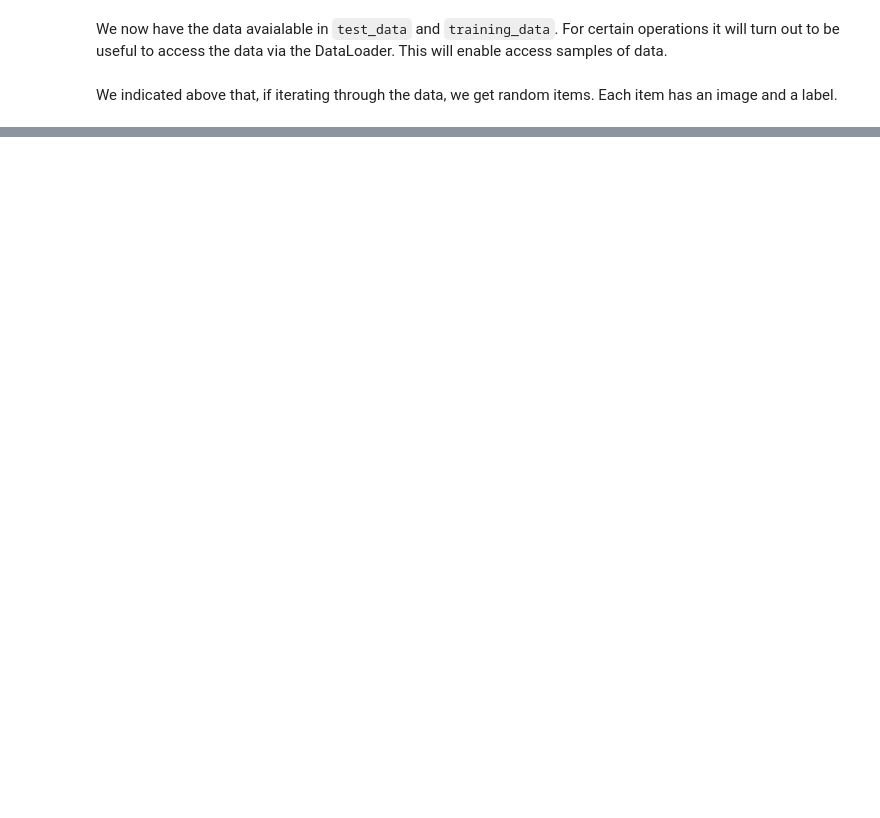
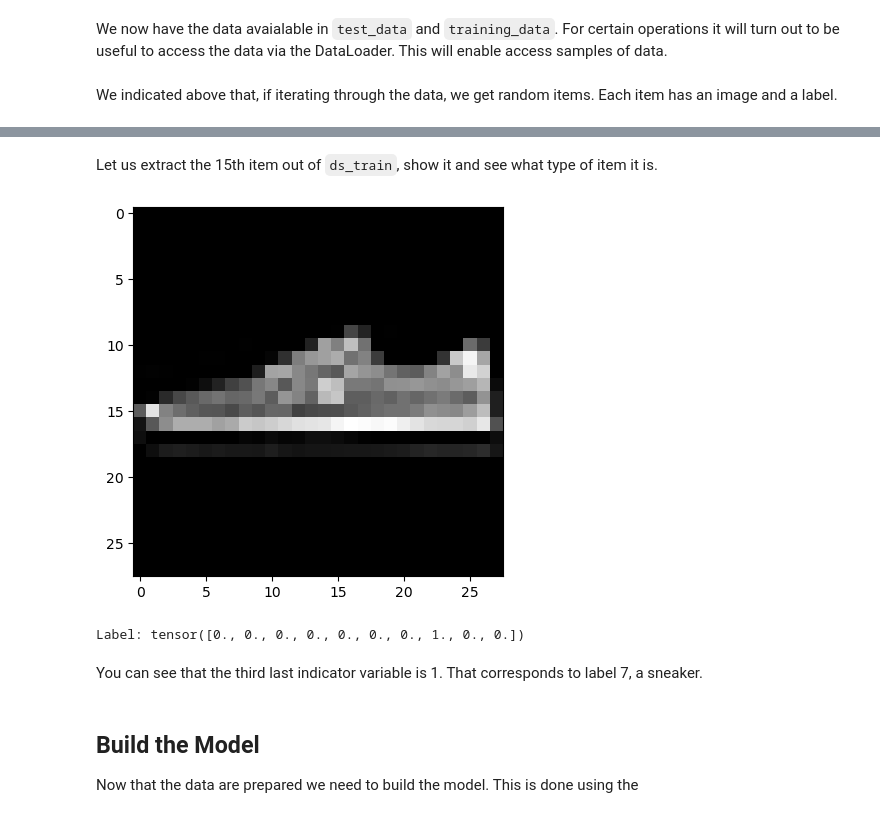
Before and after one commit to datasquad/MSc_EDS_Py, a Jupyter notebook: PyTorchTutorial.ipynb, the cells around one changed output, grey strips where cells are left out. Drawn from its saved outputs; the diff is of its cells as text; code cells hidden in the pictures; blank space fills up the shorter version.

Commit message:
Update of Torch tutorial

```diff
--- a/PyTorchTutorial.ipynb
+++ b/PyTorchTutorial.ipynb
@@ -160,0 +149,33 @@ img, label = training_data[11]
+# %%
+ds_train = datasets.FashionMNIST(
+    root="data",
+    train=True,
+    download=True,
+    transform=ToTensor(),
+    target_transform=Lambda(lambda y: torch.zeros(10, dtype=torch.float).scatter_(0, torch.tensor(y), value=1))
+)
+
+ds_test = datasets.FashionMNIST(
+    root="data",
+    train=False,
+    download=True,
+    transform=ToTensor(),
+    target_transform=Lambda(lambda y: torch.zeros(10, dtype=torch.float).scatter_(0, torch.tensor(y), value=1))
+)
+# %% [markdown]
+Let us extract the 15th item out of `ds_train`, show it and see what type of item it is.
+# %%
+img, label = ds_train[14]
+img = img.squeeze()
+plt.imshow(img, cmap="gray")
+plt.show()
+print(f"Label: {label}")
+# %% [output]
+[figure, added]
+Label: tensor([0., 0., 0., 0., 0., 0., 0., 1., 0., 0.])
+# %% [markdown]
+You can see that the third last indicator variable is 1. That corresponds to label 7, a sneaker.
+# %% [markdown]
+## Build the Model
+
+Now that the data are prepared we need to build the model. This is done using the
```
Also changed, not shown: parts of 33 cells of this notebook, 3 other files.
